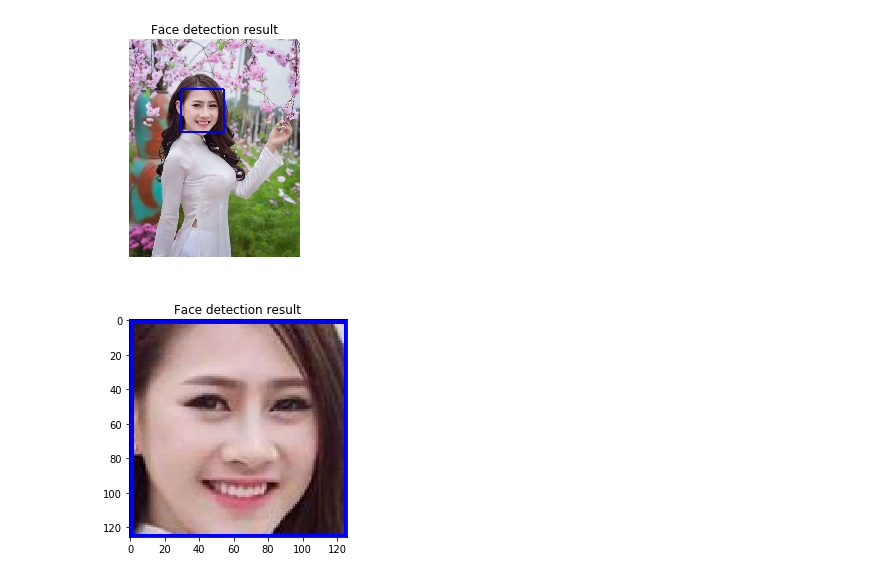
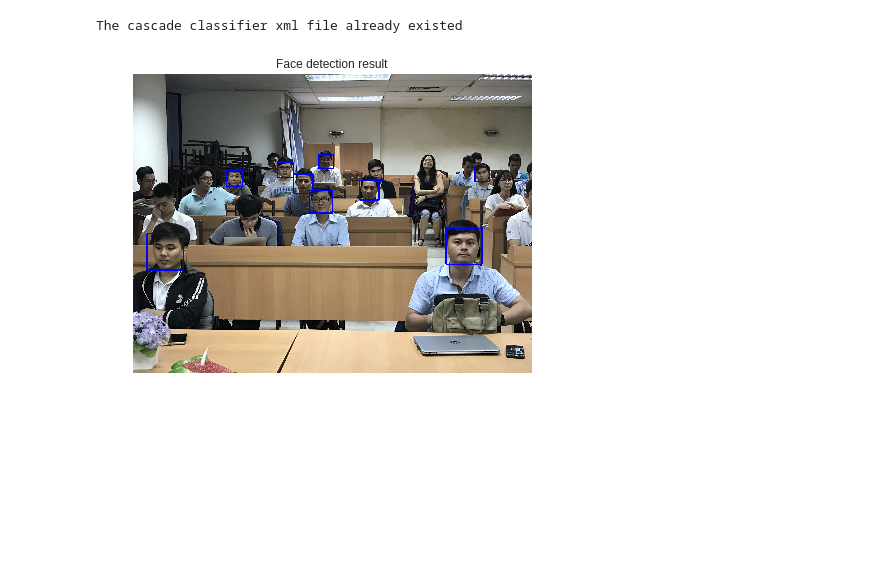
Before and after one commit to duythanhcn/computer-vision, a Jupyter notebook: #2 - THỰC HÀNH 20:02:2019/face_detection_2.ipynb, the cells around one changed output. Saved outputs shown, nothing was run; the diff lists cells and outputs as text; code cells hidden in the pictures; blank space fills up the shorter version.

```diff
--- a/#2 - THỰC HÀNH 20:02:2019/face_detection_2.ipynb
+++ b/#2 - THỰC HÀNH 20:02:2019/face_detection_2.ipynb
@@ -1,35 +1,57 @@
 # %%
 import numpy as np
 import urllib
 import matplotlib.pyplot as plt
 import cv2
 import sys
 import os.path
 from urllib.request import urlopen
 
-bgr_img = cv2.imread("img.jpg")
+def url2image(url):
+    resp = urlopen(url)
+    image = np.asarray(bytearray(resp.read()), dtype='uint8')
+    image = cv2.imdecode(image, cv2.IMREAD_COLOR)
+    return image
+
+bgr_img = url2image('https://lh3.googleusercontent.com/Ay8I2s8zh7heqgJVI4N91Yjx_SsMt-mgc5u7srd1EkdoSGj0GxWMgh8YgJ8_HysNvgLE3YpAL4c=w2560-h1196')
 
 gray_img = cv2.cvtColor(bgr_img, cv2.COLOR_BGR2GRAY)
 face_classifier_xml = 'my_haarcascade_frontalface_default.xml'
+ret = os.path.exists(face_classifier_xml)
+
+if ret:
+    print('The cascade classifier xml file already existed\n')
+else:
+    print('Downloading the cascade classifier xml file from internet...\n')
+
+    face_classifier_url = 'https://raw.githubusercontent.com/shantnu' + '/Webcam-Face-Detect/master/haarcascade_frontalface_default.xml'
+    resp = urlopen(face_classifier_url)
+    data = resp.read()
+    #open the file for writing
+    fh = open(face_classifier_xml, 'wb')
+    #read from request while writing to file
+    fh.write(data)
+    fh.close()
+    resp.close()
 
 face_cascade = cv2.CascadeClassifier(face_classifier_xml)
-faces = face_cascade.detectMultiScale(gray_img, 1.25, 3)
+faces = face_cascade.detectMultiScale(gray_img, 1.05, 30)
 # crop_img = null
 for (x, y, w, h) in faces:
     cv2.rectangle(bgr_img, (x, y), (x + w, y + h), (255, 0, 0), 4)
-    crop_img = bgr_img[y:y+h, x:x+w]
-    cv2.imwrite('face_2.jpg',crop_img);
+#     crop_img = bgr_img[y:y+h, x:x+w]
+#     cv2.imwrite('face_2.jpg',crop_img);
 
 
 
 plt.axis('off')
 plt.title('Face detection result')
 plt.imshow(cv2.cvtColor(bgr_img, cv2.COLOR_BGR2RGB))
 plt.show()
 
-plt.title('Face detection result')
-plt.imshow(cv2.cvtColor(crop_img, cv2.COLOR_BGR2RGB))
-plt.show()
+# plt.title('Face detection result')
+# plt.imshow(cv2.cvtColor(crop_img, cv2.COLOR_BGR2RGB))
+# plt.show()
 # %% [output]
+The cascade classifier xml file already existed
-[figure, old version]
+[figure, new version]
-[figure, removed]
```
